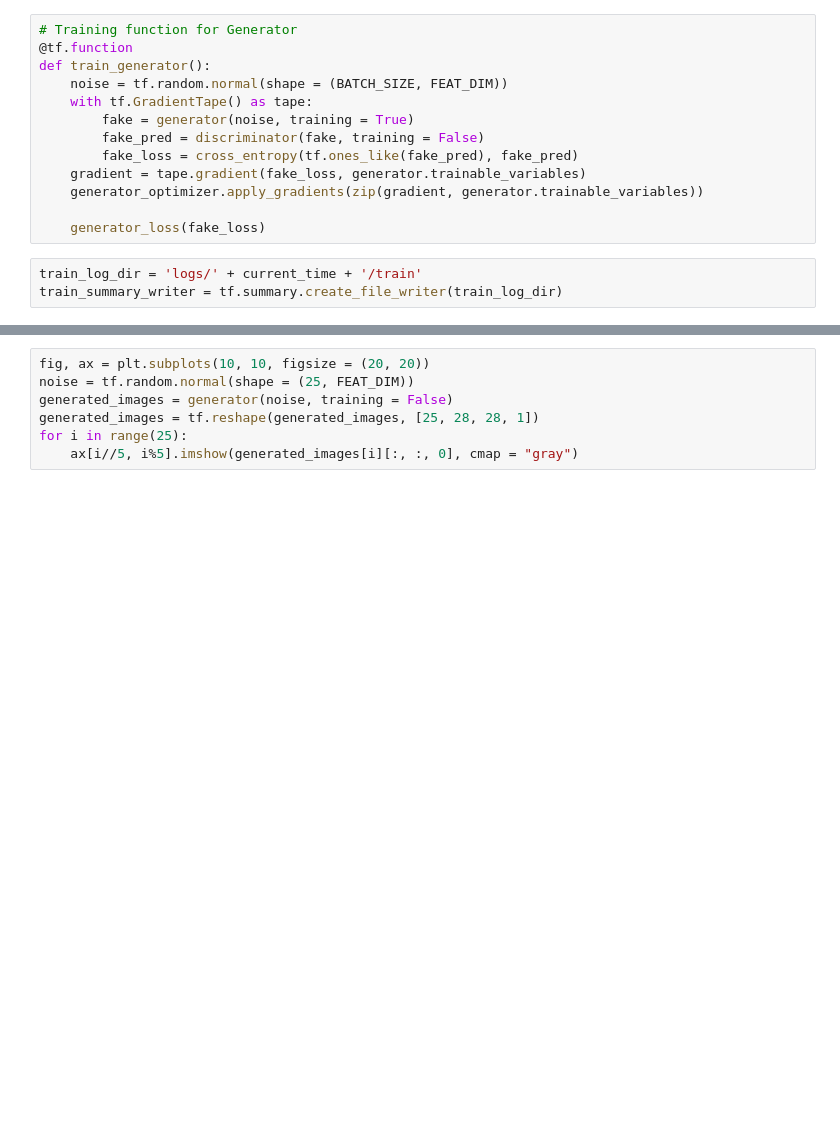
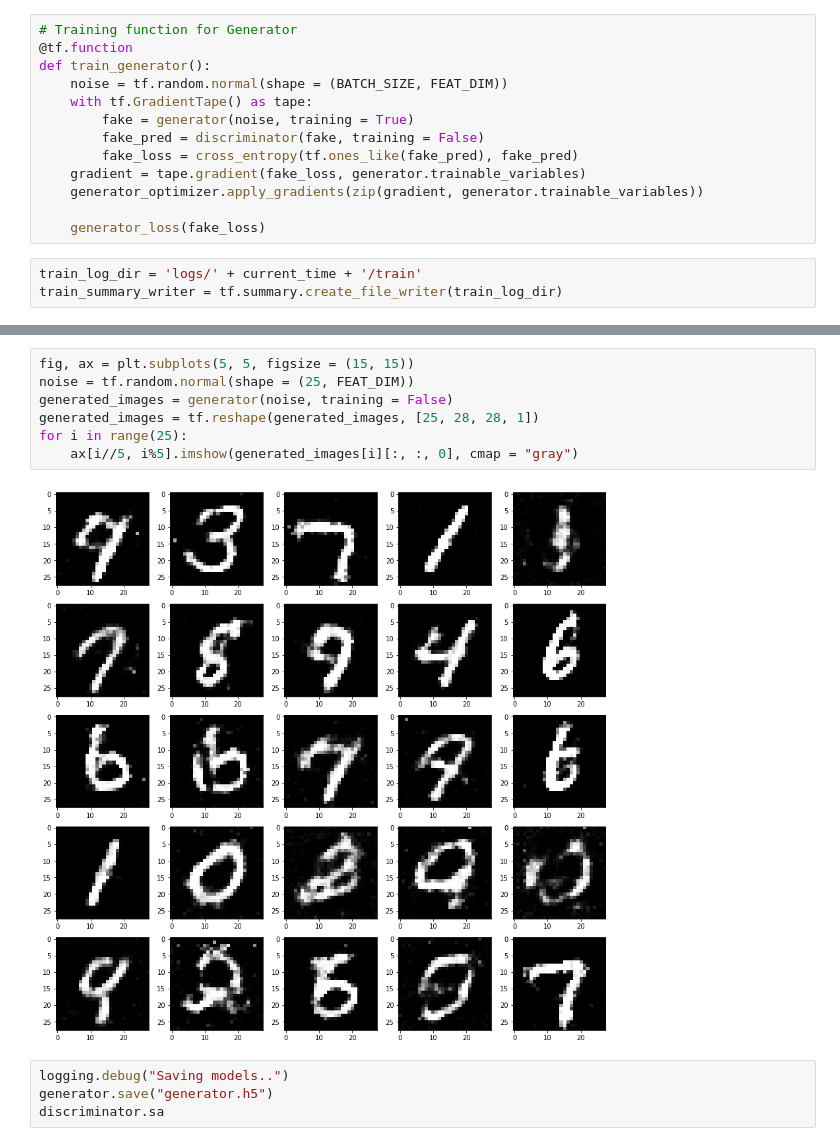
Before and after one commit to savewater1/GAN, a Jupyter notebook: FFGAN/Generative Adversarial Networks.ipynb, the cells around one changed output, grey strips where cells are left out. Drawn from its saved outputs; the diff is of its cells as text; blank space fills up the shorter version.

```diff
--- a/FFGAN/Generative Adversarial Networks.ipynb
+++ b/FFGAN/Generative Adversarial Networks.ipynb
@@ -233,7 +235,13 @@ KeyboardInterrupt:
 # %%
-fig, ax = plt.subplots(10, 10, figsize = (20, 20))
+fig, ax = plt.subplots(5, 5, figsize = (15, 15))
 noise = tf.random.normal(shape = (25, FEAT_DIM))
 generated_images = generator(noise, training = False)
 generated_images = tf.reshape(generated_images, [25, 28, 28, 1])
 for i in range(25):
     ax[i//5, i%5].imshow(generated_images[i][:, :, 0], cmap = "gray")
+# %% [output]
+[figure, added]
+# %%
+logging.debug("Saving models..")
+generator.save("generator.h5")
+discriminator.sa
```
Also changed, not shown: parts of 3 cells of this notebook, 8 other files.
